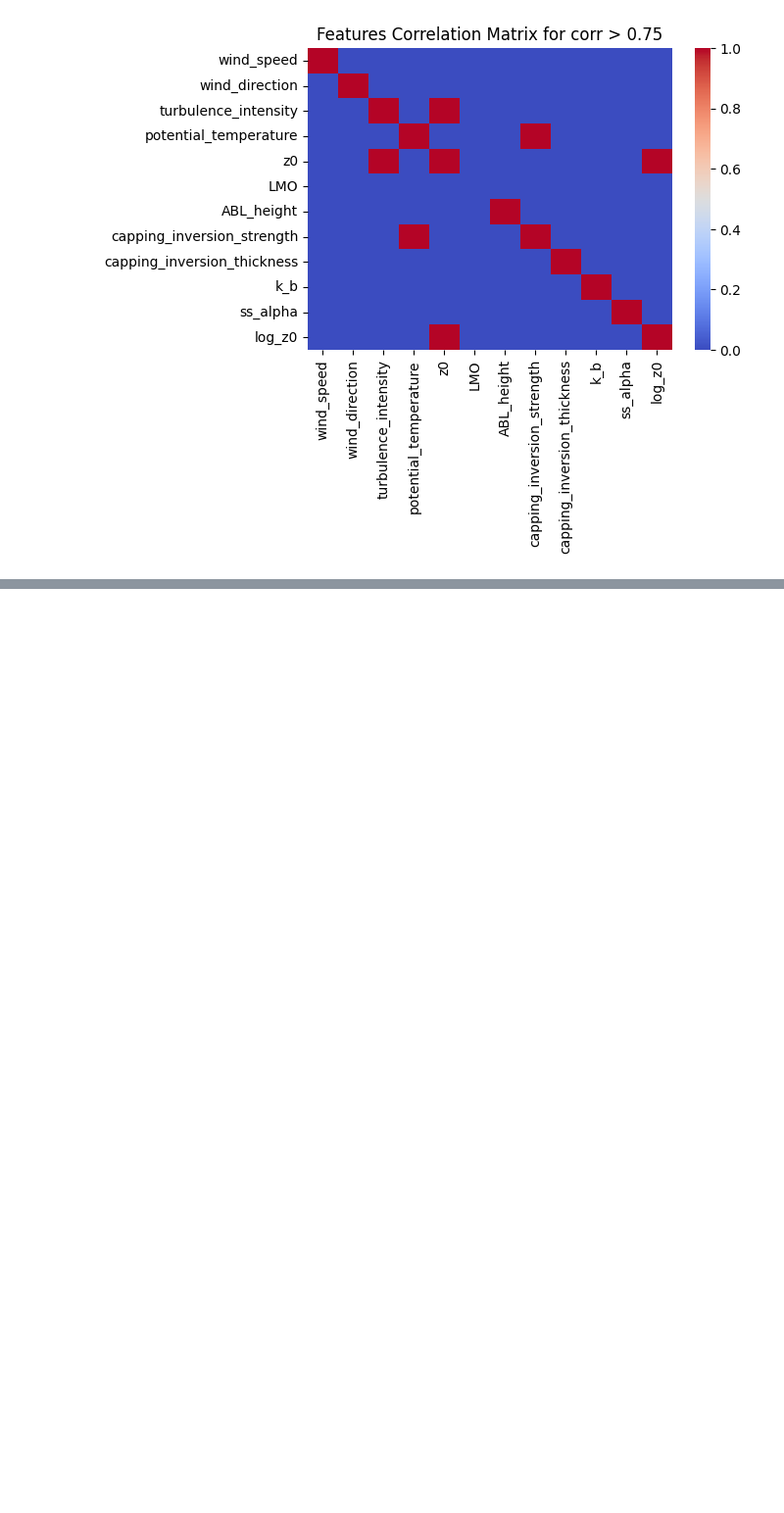
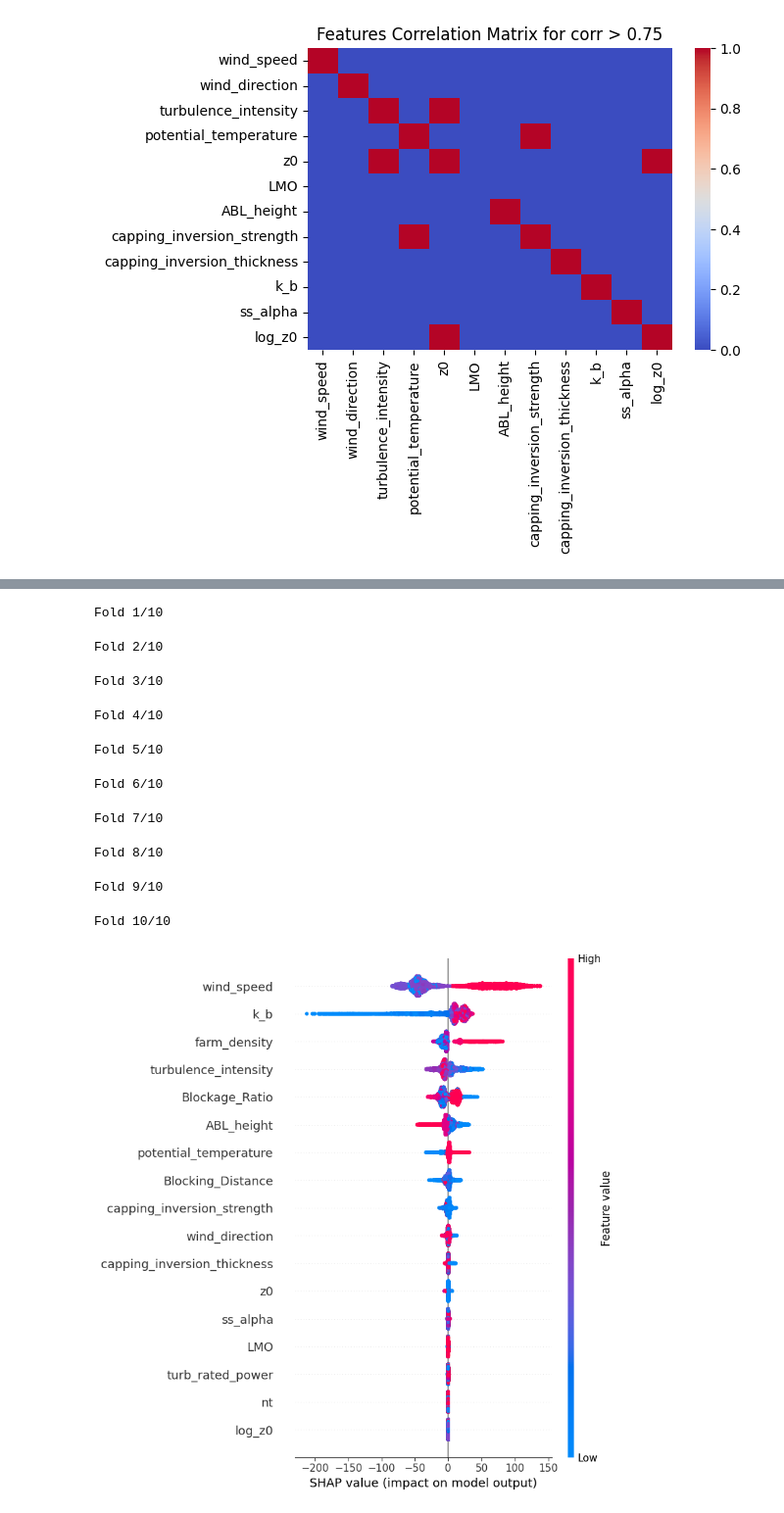
Before and after one commit to EUFLOW/WIFA_UQ, a Jupyter notebook: model_error_database/database_EDA.ipynb, the cells around one changed output, grey strips where cells are left out. Shown at 98% size. Drawn from its saved outputs; the diff is of its cells as text; code cells hidden in the pictures; blank space fills up the shorter version.

```diff
--- a/model_error_database/database_EDA.ipynb
+++ b/model_error_database/database_EDA.ipynb
@@ -138,0 +165,73 @@ plt.show()
+# %%
+def plot_shap_values_with_kfold(features, targets, feature_names=None, n_splits=10, random_state=15):
+    """
+
+    uses k-fold cross validation to train xgboost and aggregates the shap values
+    for each fold. Then visualizes shap values for model interpretability
+
+    """
+
+   # if scaled_features is not a dataframe, (a numpy array) you need to prove the feature names additionally
+    if isinstance(features, np.ndarray):
+        if feature_names is None:
+            raise ValueError("You must provide feature_names when using ndarray input.")
+        X = pd.DataFrame(features, columns=feature_names)
+    else:
+        X = features.copy()
+        feature_names = X.columns.tolist()
+
+    y = targets
+
+    kf = KFold(n_splits=n_splits, shuffle=True, random_state=random_state)
+
+
+    all_shap_values = []
+    all_X_test = []
+    all_y_test = []
+
+    # KFold cross-validation loop
+    for fold_idx, (train_idx, test_idx) in enumerate(kf.split(X, y)):
+        print(f"Fold {fold_idx + 1}/{n_splits}")
+
+        X_train_raw, X_test_raw = X.iloc[train_idx], X.iloc[test_idx]
+        y_train, y_test = y.iloc[train_idx], y.iloc[test_idx]
+
+        # Fit scaler only on training data
+        scaler = StandardScaler()
+        X_train = pd.DataFrame(scaler.fit_transform(X_train_raw), columns=feature_names, index=X_train_raw.index)
+        X_test = pd.DataFrame(scaler.transform(X_test_raw), columns=feature_names, index=X_test_raw.index)
+
+
+        model=xgb.XGBRegressor(n_estimators=1024, random_state=random_state)
+        model.fit(X_train, y_train)
+
+        explainer = shap.Explainer(model, X_train)
+
+        shap_values = explainer(X_test,check_additivity=False)
+
+        all_shap_values.append(shap_values.values)
+        all_X_test.append(X_test)
+        all_y_test.append(y_test)
+
+    combined_shap_values = np.concatenate(all_shap_values, axis=0)
+    combined_X_test = pd.concat(all_X_test, axis=0)
+
+
+    plt.figure()
+    shap.summary_plot(combined_shap_values, combined_X_test, feature_names=feature_names, show=True)
+        # plt.title(f"{model_name}\n{target[target_index]}")
+        # plt.savefig(f'plots/shap/{model_name}_{target_vars[target_index]}.png')
+
+plot_shap_values_with_kfold(features, target)
+# %% [output]
+Fold 1/10
+Fold 2/10
+Fold 3/10
+Fold 4/10
+Fold 5/10
+Fold 6/10
+Fold 7/10
+Fold 8/10
+Fold 9/10
+Fold 10/10
+[figure, added]
```
Also changed, not shown: parts of 13 cells of this notebook, 18 other files.
